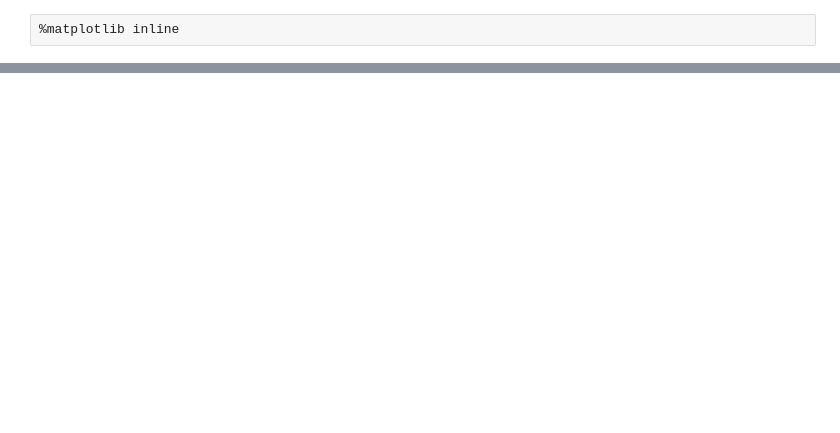
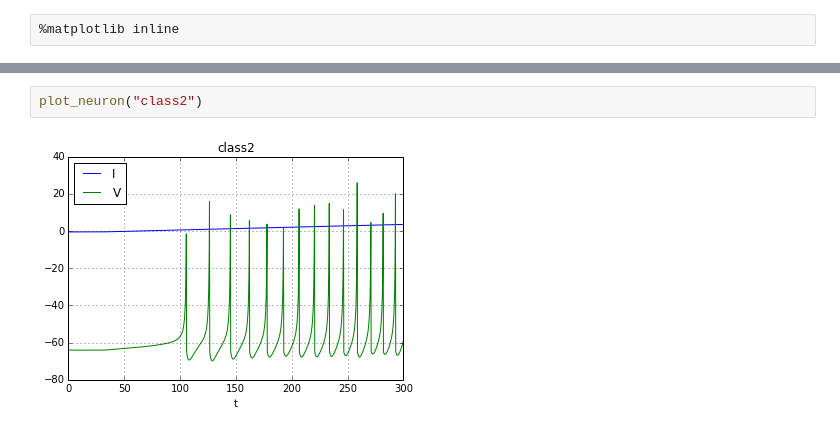
Before and after one commit to fomorians/neural-rs, a Jupyter notebook: Neural.ipynb, the cells around one changed output, grey strips where cells are left out. Saved outputs shown, nothing was run; the diff lists cells and outputs as text; blank space fills up the shorter version.

```diff
--- a/Neural.ipynb
+++ b/Neural.ipynb
@@ -27,0 +24,4 @@ py.iplot_mpl(fig)
+# %%
+plot_neuron("class2")
+# %% [output]
+[figure, added]
```
Also changed, not shown: parts of 25 cells of this notebook, 28 other files.
